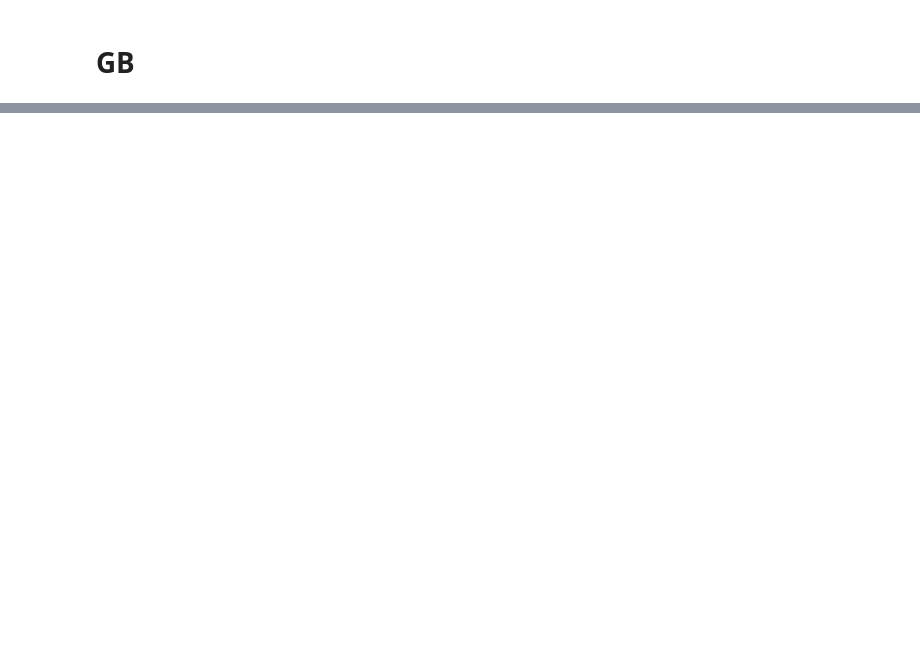
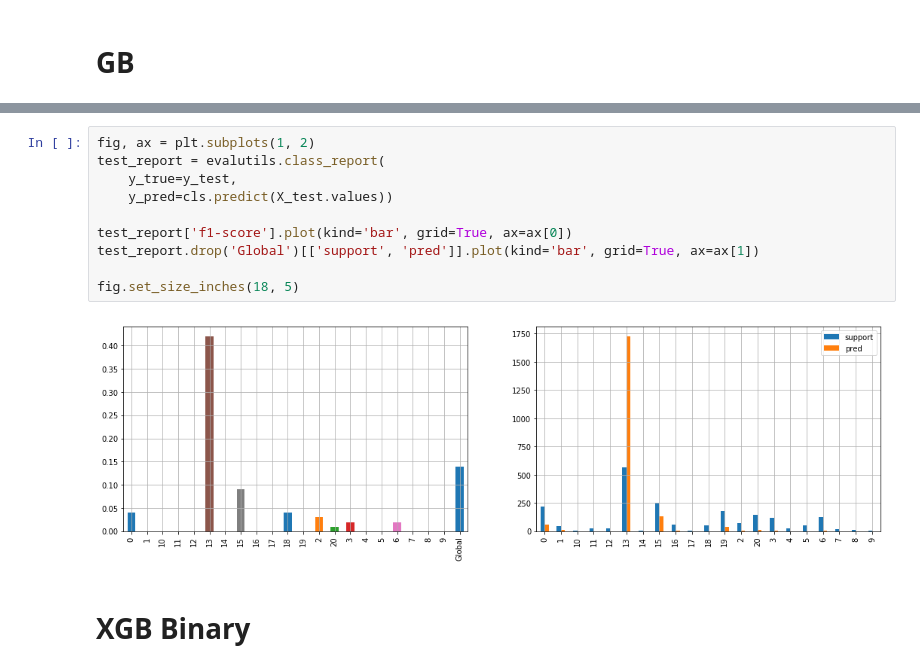
Before and after one commit to RaulSanchezVazquez/RecSys_Classification, a Jupyter notebook: Movies_classifier.ipynb, the cells around one changed output, grey strips where cells are left out. Drawn from its saved outputs; the diff is of its cells as text; blank space fills up the shorter version.

```diff
--- a/Movies_classifier.ipynb
+++ b/Movies_classifier.ipynb
@@ -303,0 +338,14 @@ import XGB as xgb
+# %%
+fig, ax = plt.subplots(1, 2)
+test_report = evalutils.class_report(
+    y_true=y_test,
+    y_pred=cls.predict(X_test.values))
+
+test_report['f1-score'].plot(kind='bar', grid=True, ax=ax[0])
+test_report.drop('Global')[['support', 'pred']].plot(kind='bar', grid=True, ax=ax[1])
+
+fig.set_size_inches(18, 5)
+# %% [output]
+[figure, added]
+# %% [markdown]
+# XGB Binary
```
Also changed, not shown: parts of 30 cells of this notebook, 4 other files.
